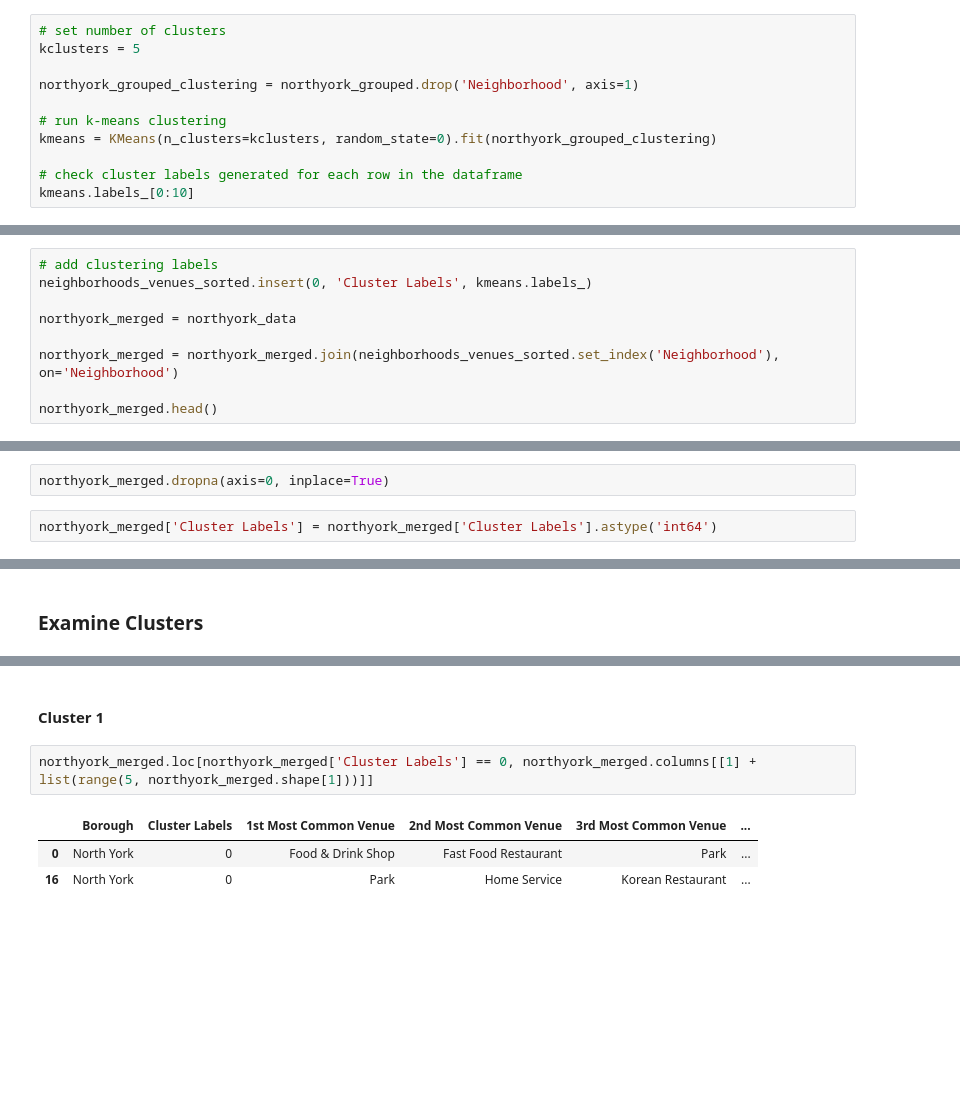
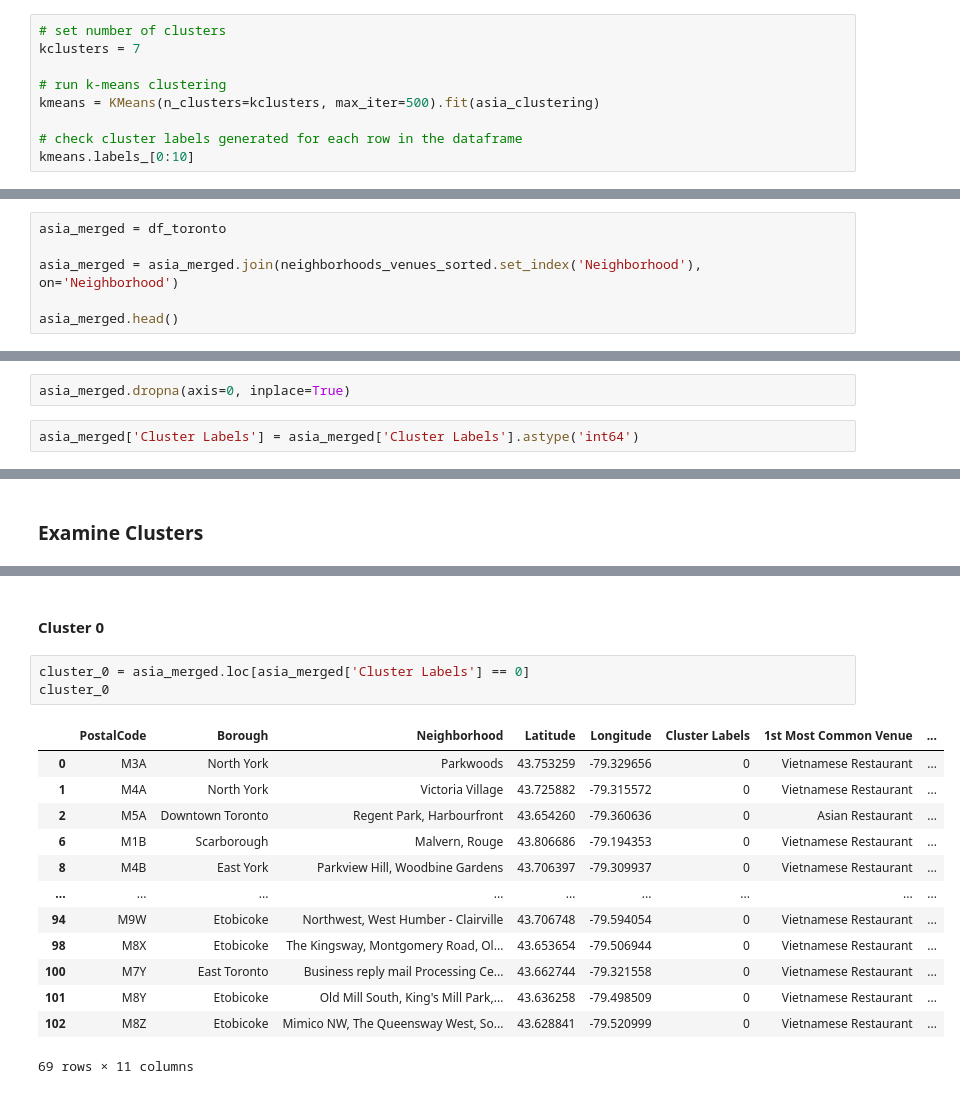
Before and after one commit to itskoi/Coursera_Capstone, a Jupyter notebook: Battle of the Neighborhoods.ipynb, the cells around one changed output, grey strips where cells are left out. Saved outputs shown, nothing was run; the diff lists cells and outputs as text; blank space fills up the shorter version.

```diff
--- a/Battle of the Neighborhoods.ipynb
+++ b/Battle of the Neighborhoods.ipynb
@@ -574,11 +643,9 @@ Run k-means to cluster the neighborhood into 5 clusters.
 # %%
 # set number of clusters
-kclusters = 5
-
-northyork_grouped_clustering = northyork_grouped.drop('Neighborhood', axis=1)
+kclusters = 7
 
 # run k-means clustering
-kmeans = KMeans(n_clusters=kclusters, random_state=0).fit(northyork_grouped_clustering)
+kmeans = KMeans(n_clusters=kclusters, max_iter=500).fit(asia_clustering)
 
 # check cluster labels generated for each row in the dataframe
 kmeans.labels_[0:10]
@@ -589,11 +658,8 @@ Let's create a new dataframe that includes the cluster as well as the top 10 ven
 # %%
-# add clustering labels
-neighborhoods_venues_sorted.insert(0, 'Cluster Labels', kmeans.labels_)
+asia_merged = df_toronto
 
-northyork_merged = northyork_data
+asia_merged = asia_merged.join(neighborhoods_venues_sorted.set_index('Neighborhood'), on='Neighborhood')
 
-northyork_merged = northyork_merged.join(neighborhoods_venues_sorted.set_index('Neighborhood'), on='Neighborhood')
-
-northyork_merged.head()
+asia_merged.head()
 # %% [output]
 |  | PostalCode | Borough | Neighborhood | Latitude | Longitude | Cluster Labels | 1st Most Common Venue | ... |
@@ -605,7 +671,7 @@ northyork_merged.head()
 # %%
-northyork_merged.dropna(axis=0, inplace=True)
+asia_merged.dropna(axis=0, inplace=True)
 # %%
-northyork_merged['Cluster Labels'] = northyork_merged['Cluster Labels'].astype('int64')
+asia_merged['Cluster Labels'] = asia_merged['Cluster Labels'].astype('int64')
 # %% [markdown]
 Finally, let's visualize the resulting clusters
 # %%
@@ -639,8 +741,19 @@ map_clusters
 # %% [markdown]
-#### Cluster 1
+#### Cluster 0
 # %%
-northyork_merged.loc[northyork_merged['Cluster Labels'] == 0, northyork_merged.columns[[1] + list(range(5, northyork_merged.shape[1]))]]
+cluster_0 = asia_merged.loc[asia_merged['Cluster Labels'] == 0]
+cluster_0
 # %% [output]
-|  | Borough | Cluster Labels | 1st Most Common Venue | 2nd Most Common Venue | 3rd Most Common Venue | ... |
-| 0 | North York | 0 | Food & Drink Shop | Fast Food Restaurant | Park | ... |
-| 16 | North York | 0 | Park | Home Service | Korean Restaurant | ... |
+|  | PostalCode | Borough | Neighborhood | Latitude | Longitude | Cluster Labels | 1st Most Common Venue | ... |
+| 0 | M3A | North York | Parkwoods | 43.753259 | -79.329656 | 0 | Vietnamese Restaurant | ... |
+| 1 | M4A | North York | Victoria Village | 43.725882 | -79.315572 | 0 | Vietnamese Restaurant | ... |
+| 2 | M5A | Downtown Toronto | Regent Park, Harbourfront | 43.654260 | -79.360636 | 0 | Asian Restaurant | ... |
+| 6 | M1B | Scarborough | Malvern, Rouge | 43.806686 | -79.194353 | 0 | Vietnamese Restaurant | ... |
+| 8 | M4B | East York | Parkview Hill, Woodbine Gardens | 43.706397 | -79.309937 | 0 | Vietnamese Restaurant | ... |
+| ... | ... | ... | ... | ... | ... | ... | ... | ... |
+| 94 | M9W | Etobicoke | Northwest, West Humber - Clairville | 43.706748 | -79.594054 | 0 | Vietnamese Restaurant | ... |
+| 98 | M8X | Etobicoke | The Kingsway, Montgomery Road, Ol... | 43.653654 | -79.506944 | 0 | Vietnamese Restaurant | ... |
+| 100 | M7Y | East Toronto | Business reply mail Processing Ce... | 43.662744 | -79.321558 | 0 | Vietnamese Restaurant | ... |
+| 101 | M8Y | Etobicoke | Old Mill South, King's Mill Park,... | 43.636258 | -79.498509 | 0 | Vietnamese Restaurant | ... |
+| 102 | M8Z | Etobicoke | Mimico NW, The Queensway West, So... | 43.628841 | -79.520999 | 0 | Vietnamese Restaurant | ... |
+69 rows × 11 columns
```
Also changed, not shown: parts of 106 cells of this notebook, 2 other files.
